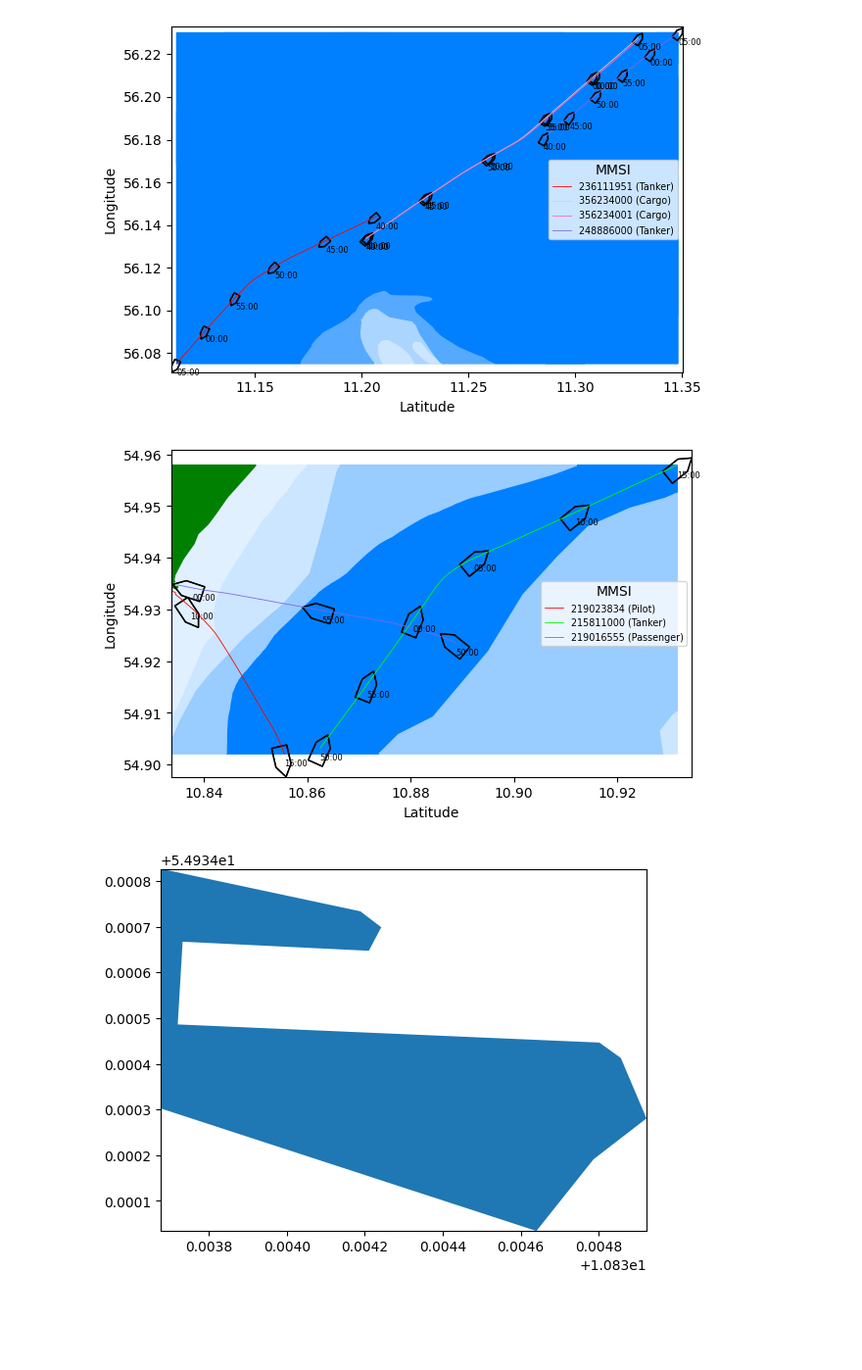
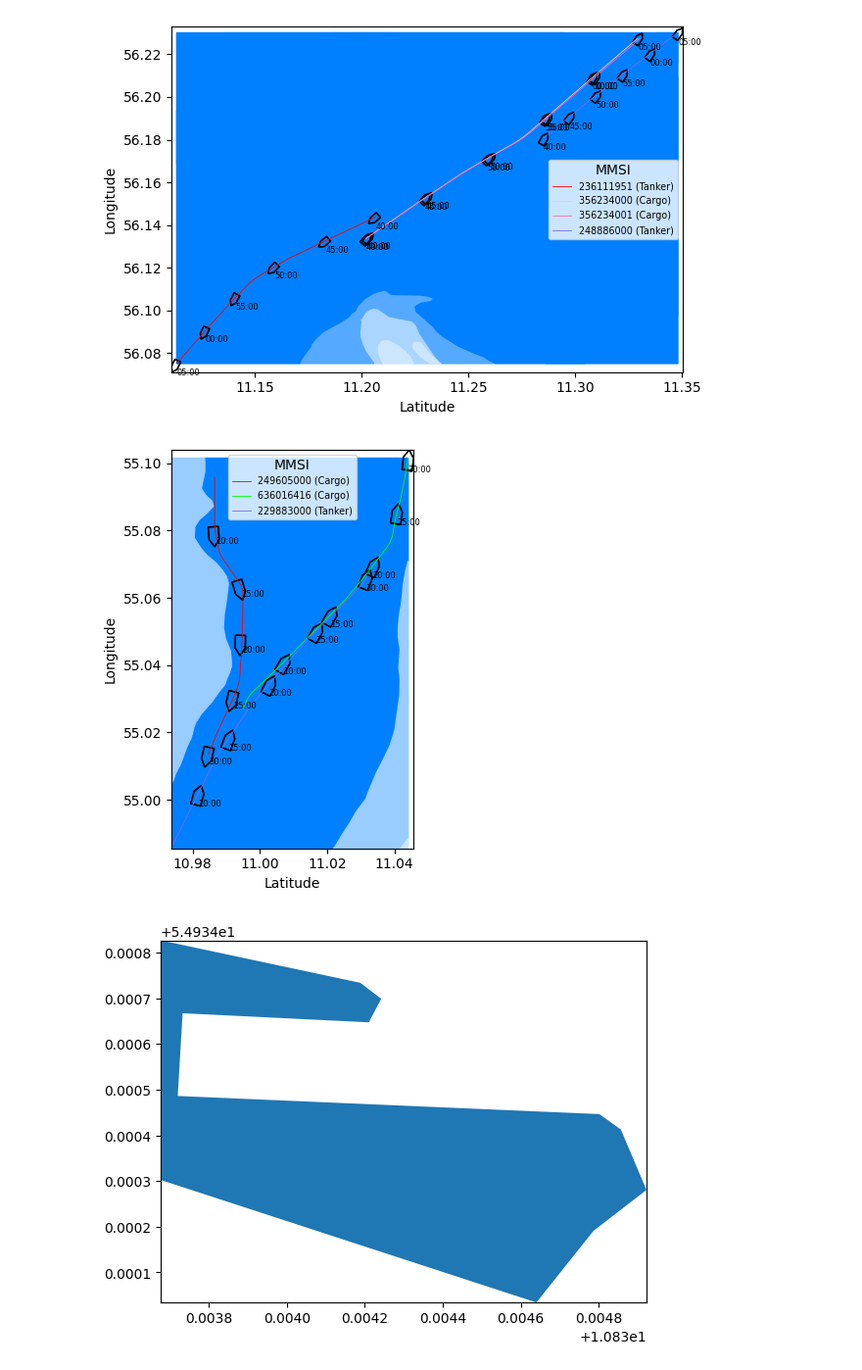
Before and after one commit to esquivelrs/scm_irl, a Jupyter notebook: notebooks/load_data.ipynb, the cells around one changed output. Shown at 98% size. Drawn from its saved outputs; the diff is of its cells as text; code cells hidden in the pictures; blank space fills up the shorter version.

```diff
--- a/notebooks/load_data.ipynb
+++ b/notebooks/load_data.ipynb
@@ -468,16 +468,17 @@ import pandas as pd
 # %%
 from sllib.visualisations import seamanship_score
 
 import pandas as pd
 
 # /home/rolando/Documents/DTU/SCMarine/ais-and-charts-sample/ais_data/scenario_0a79611eb0
 
 scenario_path = "/home/rolando/Documents/DTU/SCMarine/ais-and-charts-sample/ais_data/scenario_2a66ceaf61"
+scenario_path = "/home/rolando/Documents/DTU/SCMarine/scm_irl/data/raw/scenario_01e88fc6af"
 
 
 [df,dict_e] = seamanship_score.plot_scenario(scenario_path, with_risk=False)
 # %% [output]
-[figure, old version]
+[figure, new version]
 # %%
 import sllib.parsers.ais_scenario as ais_scenario
 import numpy as np
```
Also changed, not shown: parts of 5 cells of this notebook, 19 other files.
